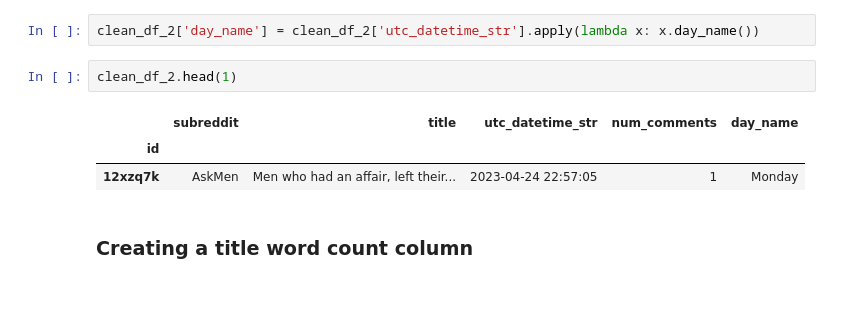
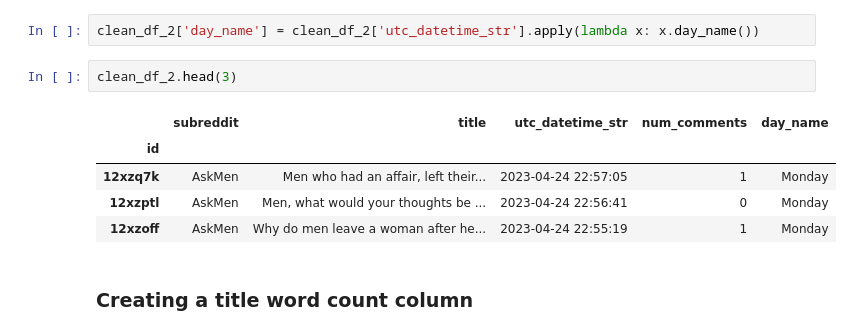
Before and after one commit to DerikVo/Reddit_NLP_project, a Jupyter notebook: Code/02_data_cleaning.ipynb, the cells around one changed output. Drawn from its saved outputs; the diff is of its cells as text; blank space fills up the shorter version.

```diff
--- a/Code/02_data_cleaning.ipynb
+++ b/Code/02_data_cleaning.ipynb
@@ -553,11 +547,13 @@ clean_df_2.head(1)
 # %%
 clean_df_2['day_name'] = clean_df_2['utc_datetime_str'].apply(lambda x: x.day_name())
 # %%
-clean_df_2.head(1)
+clean_df_2.head(3)
 # %% [output]
 |  | subreddit | title | utc_datetime_str | num_comments | day_name |
 | id |  |  |  |  |  |
 | 12xzq7k | AskMen | Men who had an affair, left their... | 2023-04-24 22:57:05 | 1 | Monday |
+| 12xzptl | AskMen | Men, what would your thoughts be ... | 2023-04-24 22:56:41 | 0 | Monday |
+| 12xzoff | AskMen | Why do men leave a woman after he... | 2023-04-24 22:55:19 | 1 | Monday |
 # %% [markdown]
 ### Creating a title word count column
 # %%
```
Also changed, not shown: parts of 44 cells of this notebook, 5 other files.
